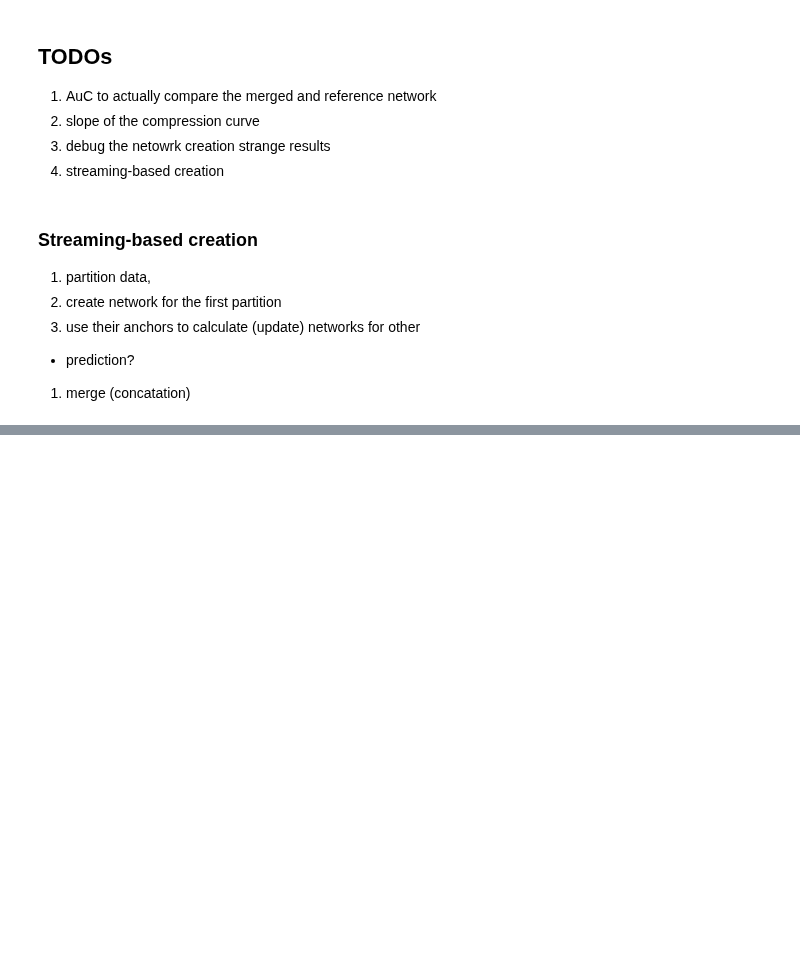
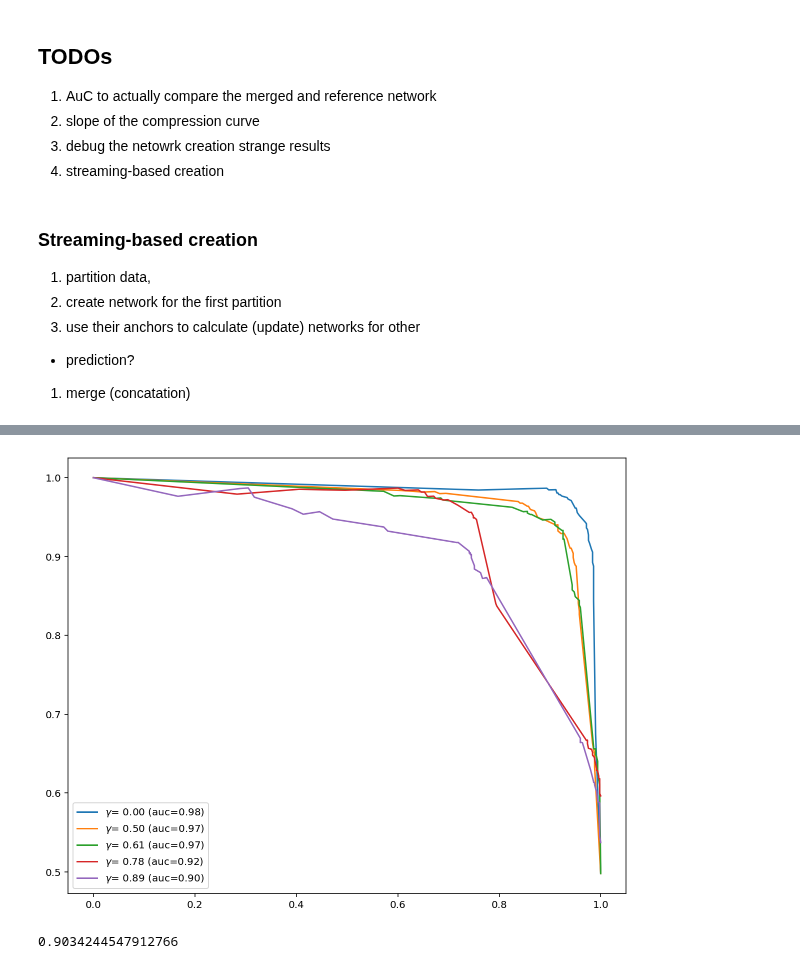
Before and after one commit to jrybicki-jsc/smms, a Jupyter notebook: graphla/netprediction.ipynb, the cells around one changed output, grey strips where cells are left out. Drawn from its saved outputs; the diff is of its cells as text; code cells hidden in the pictures; blank space fills up the shorter version.

Commit message:
streamed vs. merged

```diff
--- a/graphla/netprediction.ipynb
+++ b/graphla/netprediction.ipynb
@@ -367,0 +350,2 @@ subsamp['apk'].unique().shape
+# %%
+gamma = 0.6666666666666666
@@ -367,0 +354,20 @@ subsamp['apk'].unique().shape
+# %%
+test_apns.sort()
+true_values = [not labels.loc[a]['malware_label'] for a in test_apns]
+# %%
+probs = dict()
+for gamma, [merged, voting] in tqdm(st_nets.items()):
+    probs[gamma] = eval_net(net=voting, test_apns=test_apns, data=mw)
+# %%
+with open('../res/tc-stream-probs.pickle', 'wb+') as f:
+    pickle.dump(probs, f)
+# %%
+gammas = [0.0, 0.5, 0.6111111111111112, 0.7777777777777778, 0.8888888888888888]
+plt.figure(figsize=(10,8))
+for gamma in gammas:
+    [precisons, recalls, thresholds] = precision_recall_curve(true_vals, probs[gamma])
+    roc_auc = metrics.roc_auc_score(true_vals, probs[gamma])
+    plt.plot(recalls, precisons, label=f"$\gamma$= {gamma:.2f} (auc={roc_auc:.2f})")
+plt.legend();
+# %% [output]
+[figure, added]
@@ -367,0 +377,5 @@ subsamp['apk'].unique().shape
+# %%
+gamma = 0.8888888888888888
+metrics.roc_auc_score(true_vals, probs[gamma])
+# %% [output]
+0.9034244547912766
```
Also changed, not shown: parts of 30 cells of this notebook.
